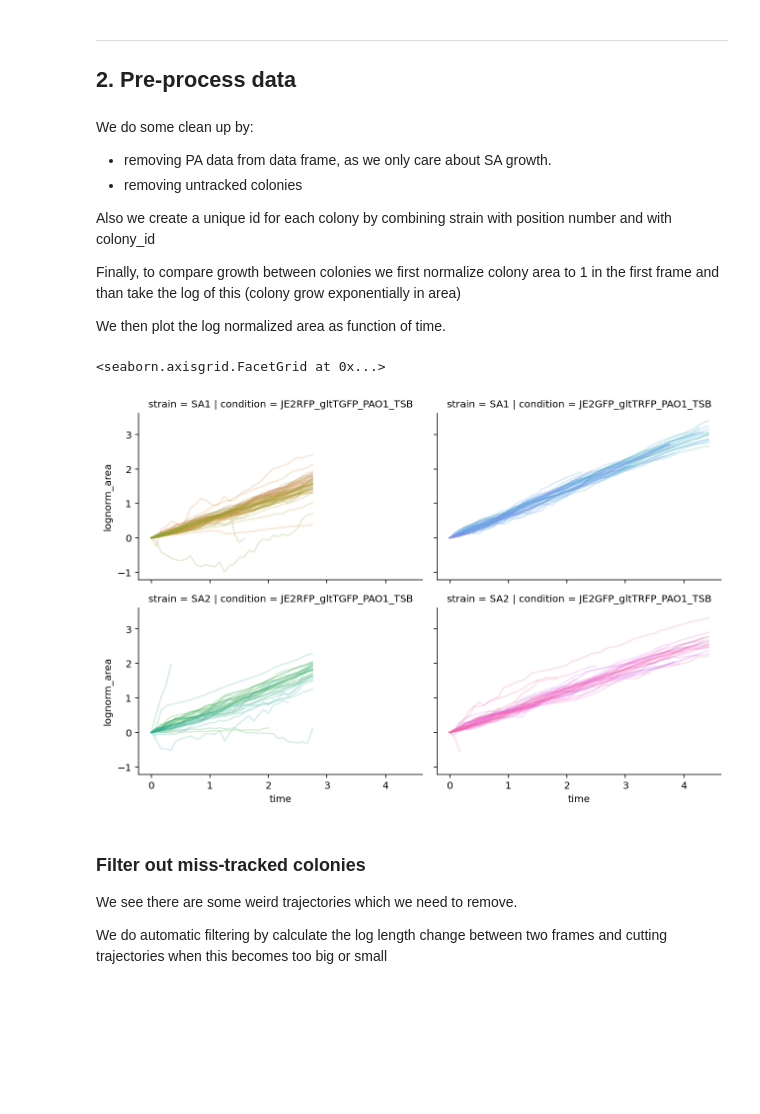
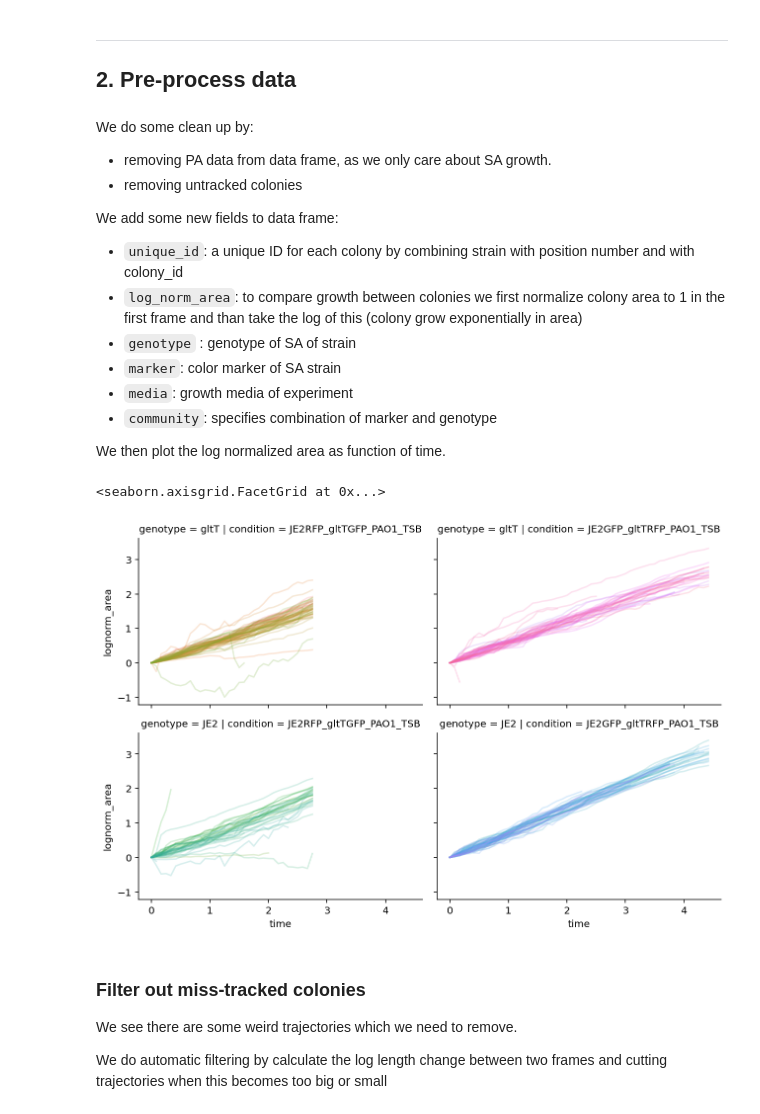
Before and after one commit to simonvanvliet/PA-SA_Agarpads, a Jupyter notebook: 2_plot_colony_growth.ipynb, the cells around one changed output. Drawn from its saved outputs; the diff is of its cells as text; code cells hidden in the pictures; blank space fills up the shorter version.

```diff
--- a/2_plot_colony_growth.ipynb
+++ b/2_plot_colony_growth.ipynb
@@ -43,12 +45,46 @@ We do some clean up by:
 - removing PA data from data frame, as we only care about SA growth.
 - removing untracked colonies
 
-Also we create a unique id for each colony by combining strain with position number and with colony_id
 
-Finally, to compare growth between colonies we first normalize colony area to 1 in the first frame and than take the log of this (colony grow exponentially in area)
+We add some new fields to data frame:
+
+- `unique_id`: a unique ID for each colony by combining strain with position number and with colony_id
+- `log_norm_area`: to compare growth between colonies we first normalize colony area to 1 in the first frame and than take the log of this (colony grow exponentially in area)
+- `genotype` : genotype of SA of strain
+- `marker`: color marker of SA strain
+- `media`: growth media of experiment
+- `community`: specifies combination of marker and genotype
 
 We then plot the log normalized area as function of time.
 # %%
+def parse_conditon(x):
+
+    SA1genotype = x['condition'].split('GFP')[0].split('_')[-1]
+    SA2genotype = x['condition'].split('RFP')[0].split('_')[-1]
+    media = x['condition'].split('_')[-1]
+
+    d = {}
+    d['media'] = media
+    d['community'] = x.condition.split('_PA')[0]
+
+    if x['strain']=='SA1':
+        d['genotype'] = SA1genotype
+        d['marker'] = 'GFP'
+    elif x['strain']=='SA2':
+        d['genotype'] = SA2genotype
+        d['marker'] = 'RFP'
+    elif x['strain']=='PAO1':
+        d['genotype'] = 'PAO1'
+        d['marker'] = 'NA'
+    else:
+        d['genotype'] = 'NA'
+        d['marker'] = 'NA'
+
+    index = ['genotype', 'marker', 'media','community']
+
+    return pd.Series(d, index=index)
+
+
 #filter out PA and untracked colonies
 df = df_all.loc[(~(df_all['strain']=='PA')) & (df_all['colony_id']>=0)].copy()
 
@@ -64,12 +100,16 @@ df['area'] = df['area'].astype(float)
 df['lognorm_area'] = np.log(df['area'].div(df.groupby('unique_id')['area'].transform('first')))
 df['log_area_change'] = df.groupby('unique_id')['lognorm_area'].diff(1)
 
-#plot log normalized area
-g = sns.FacetGrid(data=df, col='condition',row='strain',aspect=1.5,hue='unique_id')
-g.map_dataframe(sns.lineplot, x='time', y='lognorm_area', alpha=0.2)
+
+#add parsed condition
+df = pd.concat([df, df.apply(parse_conditon, axis=1)], axis=1)
-# %% [output]
-<seaborn.axisgrid.FacetGrid at 0x...>
-[figure, removed]
+# %%
+#plot log normalized area
+g = sns.FacetGrid(data=df, col='condition',row='genotype',aspect=1.5,hue='unique_id')
+g.map_dataframe(sns.lineplot, x='time', y='lognorm_area', alpha=0.2)
+# %% [output]
+<seaborn.axisgrid.FacetGrid at 0x...>
+[figure, added]
 # %% [markdown]
 ### Filter out miss-tracked colonies
 
```
Also changed, not shown: parts of 16 cells of this notebook, 3 other files.
